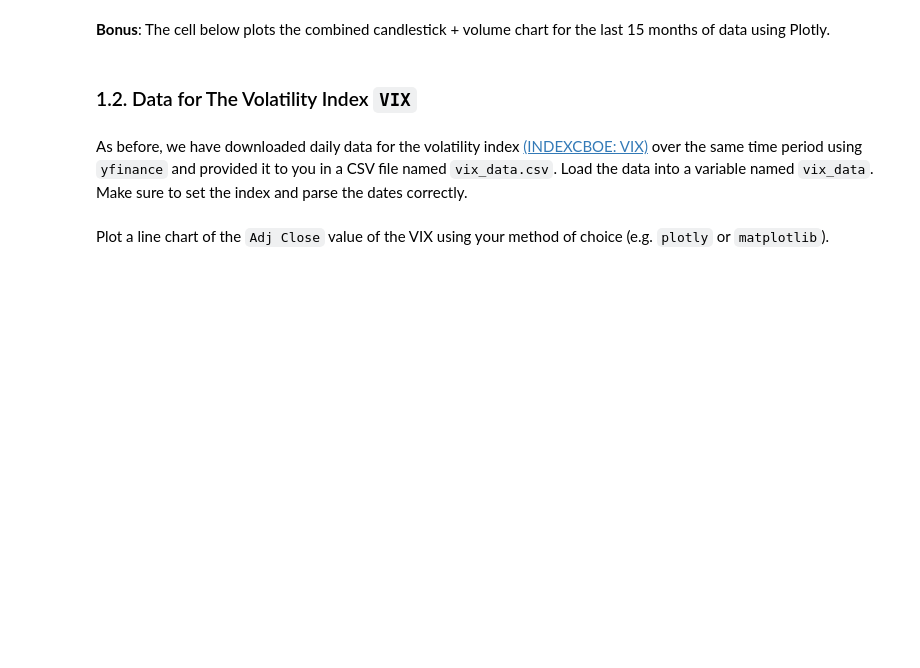
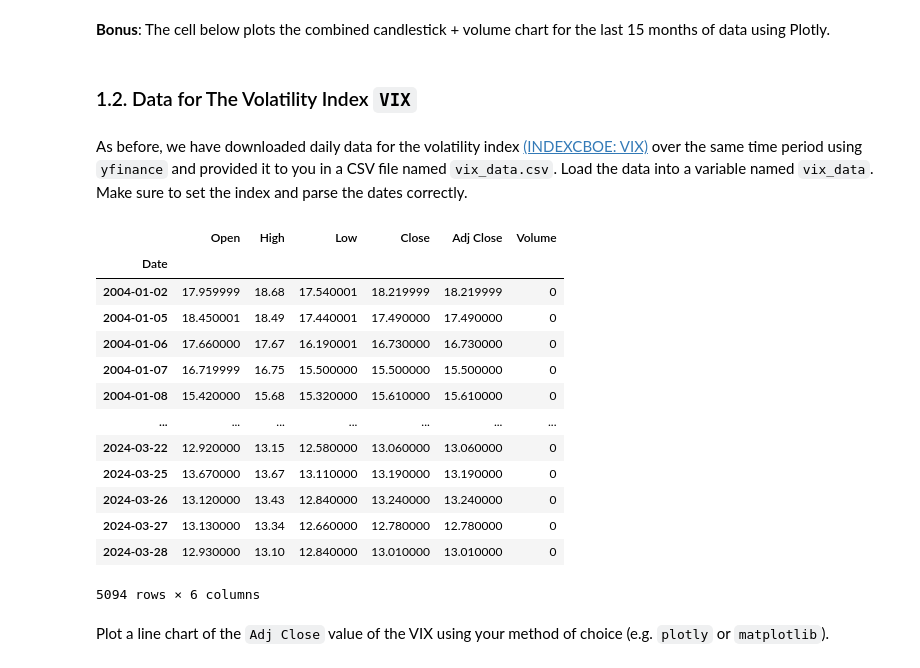
Before and after one commit to lienas/4_Classification_Model, a Jupyter notebook: project_starter.ipynb, the cells around one changed output. Cells and saved outputs as stored; diff of their text form; code cells hidden in the pictures; blank space fills up the shorter version.

```diff
--- a/project_starter.ipynb
+++ b/project_starter.ipynb
@@ -179,2 +177,20 @@ vix_data = ## YOUR CODE HERE ##
+# %%
+vix_data = pd.read_csv('vix_data.csv', parse_dates=['Date'], index_col='Date')
+vix_data
+# %% [output]
+|  | Open | High | Low | Close | Adj Close | Volume |
+| Date |  |  |  |  |  |  |
+| 2004-01-02 | 17.959999 | 18.68 | 17.540001 | 18.219999 | 18.219999 | 0 |
+| 2004-01-05 | 18.450001 | 18.49 | 17.440001 | 17.490000 | 17.490000 | 0 |
+| 2004-01-06 | 17.660000 | 17.67 | 16.190001 | 16.730000 | 16.730000 | 0 |
+| 2004-01-07 | 16.719999 | 16.75 | 15.500000 | 15.500000 | 15.500000 | 0 |
+| 2004-01-08 | 15.420000 | 15.68 | 15.320000 | 15.610000 | 15.610000 | 0 |
+| ... | ... | ... | ... | ... | ... | ... |
+| 2024-03-22 | 12.920000 | 13.15 | 12.580000 | 13.060000 | 13.060000 | 0 |
+| 2024-03-25 | 13.670000 | 13.67 | 13.110000 | 13.190000 | 13.190000 | 0 |
+| 2024-03-26 | 13.120000 | 13.43 | 12.840000 | 13.240000 | 13.240000 | 0 |
+| 2024-03-27 | 13.130000 | 13.34 | 12.660000 | 12.780000 | 12.780000 | 0 |
+| 2024-03-28 | 12.930000 | 13.10 | 12.840000 | 13.010000 | 13.010000 | 0 |
+5094 rows × 6 columns
 # %% [markdown]
 Plot a line chart of the `Adj Close` value of the VIX using your method of choice (e.g. `plotly` or `matplotlib`).
```
Also changed, not shown: parts of 6 cells of this notebook, 2 other files.
